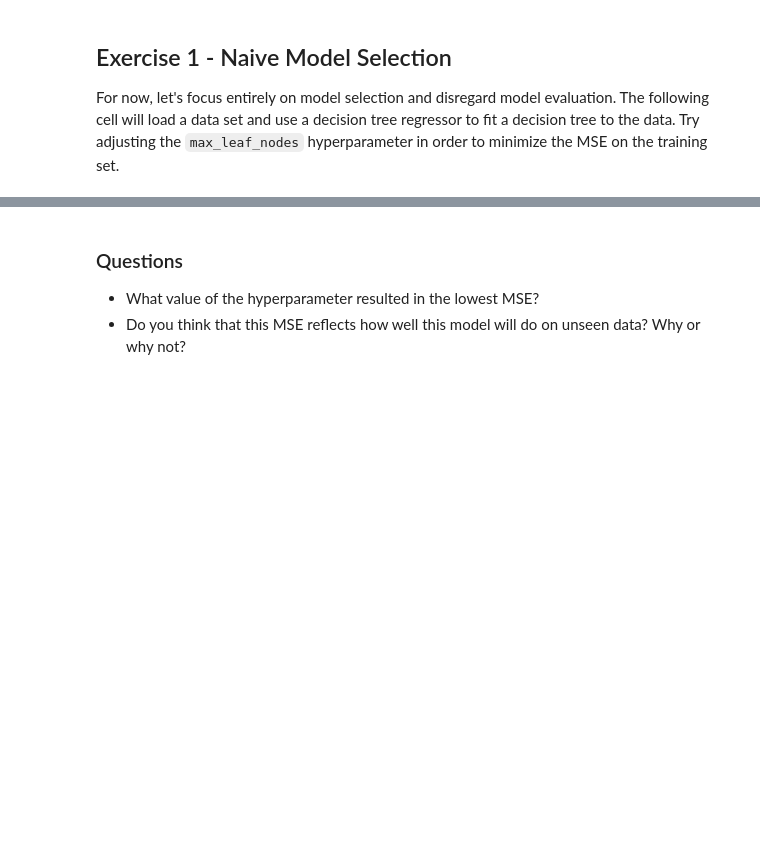
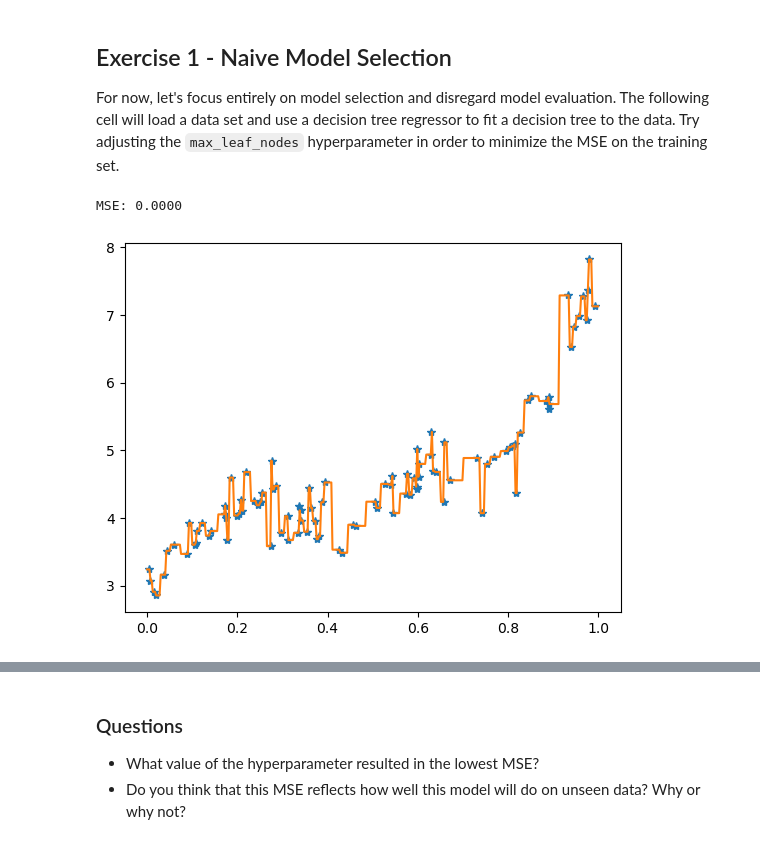
Before and after one commit to Sayemum/CS445, a Jupyter notebook: LabActivities/model_selection/model_selection_1.ipynb, the cells around one changed output, grey strips where cells are left out. Drawn from its saved outputs; the diff is of its cells as text; code cells hidden in the pictures; blank space fills up the shorter version.

```diff
--- a/LabActivities/model_selection/model_selection_1.ipynb
+++ b/LabActivities/model_selection/model_selection_1.ipynb
@@ -46,29 +46,32 @@ decision tree regressor to fit a decision tree to the data. Try adjusting the `m
 # %%
 #%matplotlib qt
 import numpy as np
 import matplotlib.pyplot as plt
 import sprinkle_data
 
 from sklearn.tree import DecisionTreeRegressor
 
 # Grab our training data
 source = sprinkle_data.SprinkleDataSource()
 X, y = source.gen_data(num=100, seed=100)
 
 # Build a decision tree regressor
-tree = DecisionTreeRegressor(max_leaf_nodes=3) # ADJUST THIS VALUE!
+tree = DecisionTreeRegressor(max_leaf_nodes=100) # ADJUST THIS VALUE!
 tree.fit(X, y)
 
 # Evaluate the MSE of our decision tree on the training set
 y_predict = tree.predict(X)
 mse = np.sum((y - y_predict)**2) / y.size
 print("MSE: {:.4f}".format(mse))
 
 # Plot the fit.
 plt.plot(X, y, '*')
 x_plt = np.linspace(0, 1, 400).reshape(400, 1)
 plt.plot(x_plt, tree.predict(x_plt))
 plt.show()
+# %% [output]
+MSE: 0.0000
+[figure, added]
 # %%
 # Write some code to find the best number of leaves..
 # You could write a loop here to loop over possible values for
```
Also changed, not shown: parts of 11 cells of this notebook, 1 other file.
